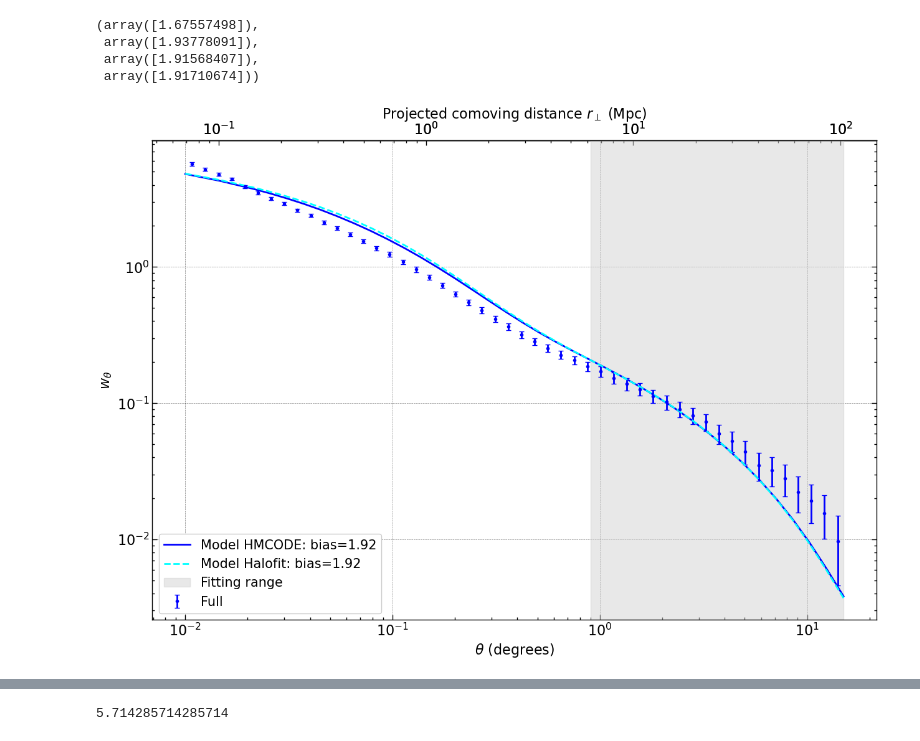
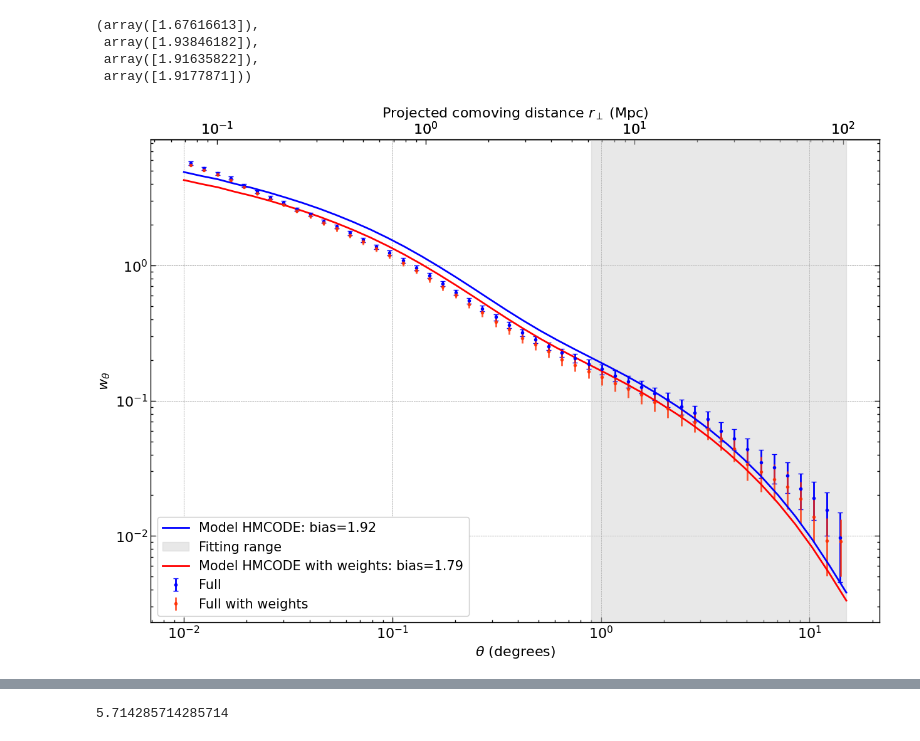
Before and after one commit to Shin107/DESILegacy-PECVEL, a Jupyter notebook: notebooks/w_theta_clean.ipynb, the cells around one changed output, grey strips where cells are left out. Saved outputs shown, nothing was run; the diff lists cells and outputs as text; code cells hidden in the pictures.

Commit message:
weighted_w_theta

```diff
--- a/notebooks/w_theta_clean.ipynb
+++ b/notebooks/w_theta_clean.ipynb
@@ -78,7 +78,8 @@ cosmo_halofit = ccl.Cosmology(
 theta = np.logspace(np.log10(1e-2), np.log10(15), 40) # degrees
 
 
-
+bias = np.ones_like(z) * 1
+ell = np.arange(2, 2000)
 tr_hm = ccl.NumberCountsTracer(cosmo_hmcode, dndz=(z, n_z), bias=(z, bias),has_rsd=False)
 cl_hm = ccl.angular_cl(cosmo_hmcode, tr_hm, tr_hm, ell)
 wtheta_hm = ccl.correlation(theta = theta, ell = ell, C_ell = cl_hm, cosmo = cosmo_hmcode)
@@ -116,30 +117,39 @@ popt_full,pcov_full = cf(w_theta_func,full[0][mask_full],full[1][mask_full],sigm
 popt_full_halofit,pcov_full_halofit = cf(w_theta_func_halofit,full[0][mask_full],full[1][mask_full],sigma=full[2][mask_full])
 popt_north, popt_south , popt_full , popt_full_halofit
 # %% [output]
-(array([1.67557498]),
- array([1.93778091]),
- array([1.91568407]),
- array([1.91710674]))
+(array([1.67616613]),
+ array([1.93846182]),
+ array([1.91635822]),
+ array([1.9177871]))
+# %%
+w_weights = np.load('/user/animesh.sah/w_theta_results/treecorr_full_jackknife_patches_30_0.01_to_15_w_True.npy')
+
+
+
+
+popt_full_weight,pcov_full_weight = cf(w_theta_func,w_weights[0],w_weights[1],sigma=w_weights[2])
 # %%
 fig, ax = plt.subplots(figsize=(15,10))
 
 ax.errorbar(full[0],full[1],yerr =full[2],fmt='.',label='Full',capsize= 3,color='blue')
 ax.set_xlabel(r'$\theta$ (degrees)')
 ax.set_ylabel(r'$w_{\theta}$')
 ax.set_xscale('log')
 plt.yscale('log')
+plt.errorbar(w_weights[0], w_weights[1], yerr=w_weights[2], label='Full with weights', color='C3', ls = 'None',marker='.',alpha=0.8)
 plt.loglog(theta,w_theta_func(theta,popt_full),label=f'Model HMCODE: bias={popt_full[0]:.2f}',color='blue')
-plt.loglog(theta,w_theta_func_halofit(theta,popt_full_halofit),label=f'Model Halofit: bias={popt_full_halofit[0]:.2f}',color='cyan',linestyle='--')
+#plt.loglog(theta,w_theta_func_halofit(theta,popt_full_halofit),label=f'Model Halofit: bias={popt_full_halofit[0]:.2f}',color='cyan',linestyle='--')
 plt.axvspan(lower_scale,upper_scale, color='lightgray', alpha=0.5,label='Fitting range')
+
+plt.loglog(theta,w_theta_func(theta,popt_full_weight),label=f'Model HMCODE with weights: bias={popt_full_weight[0]:.2f}',color='red')
 plt.legend(fontsize=15)
-
 
 #### Adding secondary x-axis for projected comoving distance ####
 secax = ax.secondary_xaxis('top',
 functions=(theta_to_r_dc,r_to_theta_dc))
 secax.set_xlabel(r'Projected comoving distance $r_\perp$ (Mpc)')
 secax = ax.secondary_xaxis('top', functions=(theta_to_r_dc, r_to_theta_dc))
 secax.tick_params(axis='x', which='both', length=0)  # removes the tick marks, keeps labels
 ax.tick_params(axis='x', which='both', bottom=True, top=False, labelbottom=True)
 # %% [output]
-[figure, old version]
+[figure, new version]
```
Also changed, not shown: parts of 3 cells of this notebook.
